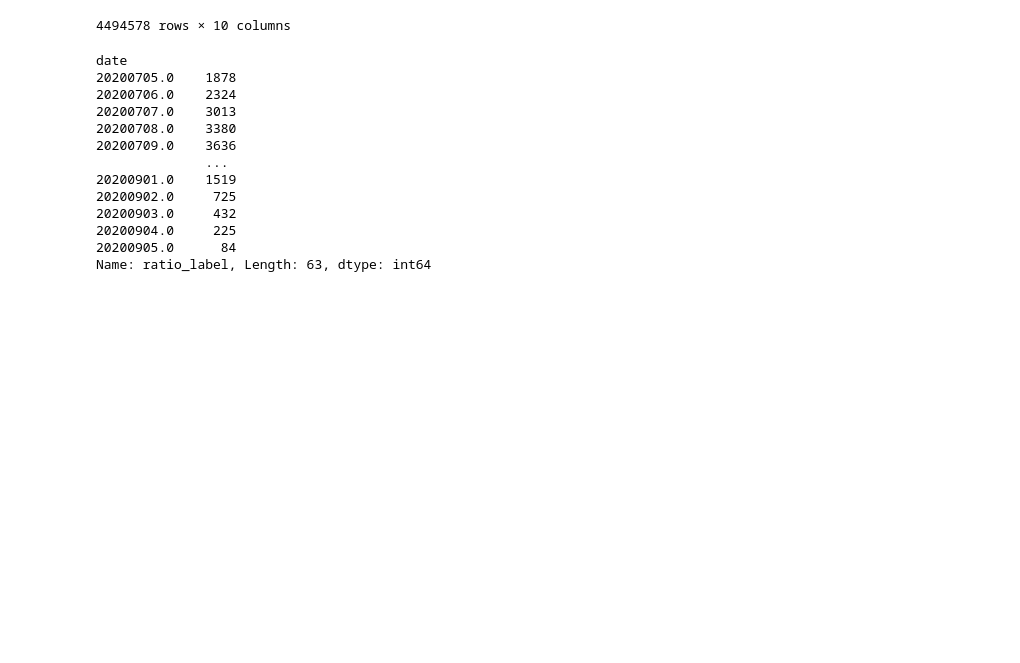
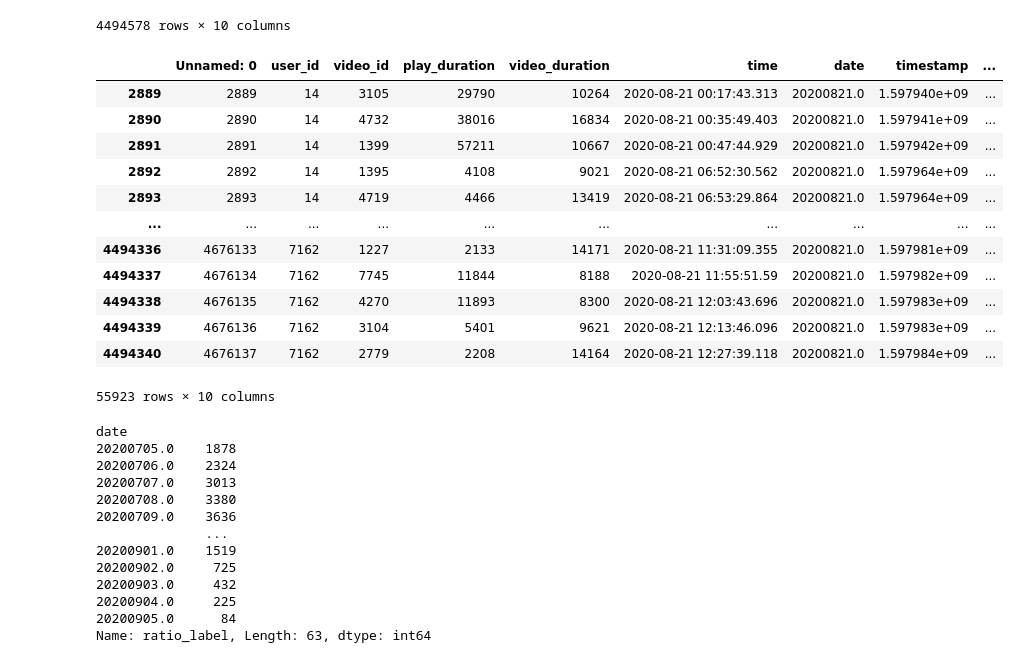
Before and after one commit to Wcb0219/DRO, a Jupyter notebook: Statistics_KuaiRec.ipynb, the cells around one changed output. Drawn from its saved outputs; the diff is of its cells as text; code cells hidden in the pictures; blank space fills up the shorter version.

```diff
--- a/Statistics_KuaiRec.ipynb
+++ b/Statistics_KuaiRec.ipynb
@@ -151,6 +155,22 @@ matrix_2month
 | 4494576 | 4676373 | 7162 | 6533 | 2190 | 8000 | 2020-09-04 22:56:32.021 | 20200904.0 | 1.599231e+09 | ... |
 | 4494577 | 4676374 | 7162 | 6523 | 11909 | 7255 | 2020-09-05 00:32:09.154 | 20200905.0 | 1.599237e+09 | ... |
 4494578 rows × 10 columns
+# %%
+matrix_2month[matrix_2month['time'].str.startswith("2020-08-21")]#查看某个日期对应的数据
+# %% [output]
+|  | Unnamed: 0 | user_id | video_id | play_duration | video_duration | time | date | timestamp | ... |
+| 2889 | 2889 | 14 | 3105 | 29790 | 10264 | 2020-08-21 00:17:43.313 | 20200821.0 | 1.597940e+09 | ... |
+| 2890 | 2890 | 14 | 4732 | 38016 | 16834 | 2020-08-21 00:35:49.403 | 20200821.0 | 1.597941e+09 | ... |
+| 2891 | 2891 | 14 | 1399 | 57211 | 10667 | 2020-08-21 00:47:44.929 | 20200821.0 | 1.597942e+09 | ... |
+| 2892 | 2892 | 14 | 1395 | 4108 | 9021 | 2020-08-21 06:52:30.562 | 20200821.0 | 1.597964e+09 | ... |
+| 2893 | 2893 | 14 | 4719 | 4466 | 13419 | 2020-08-21 06:53:29.864 | 20200821.0 | 1.597964e+09 | ... |
+| ... | ... | ... | ... | ... | ... | ... | ... | ... | ... |
+| 4494336 | 4676133 | 7162 | 1227 | 2133 | 14171 | 2020-08-21 11:31:09.355 | 20200821.0 | 1.597981e+09 | ... |
+| 4494337 | 4676134 | 7162 | 7745 | 11844 | 8188 | 2020-08-21 11:55:51.59 | 20200821.0 | 1.597982e+09 | ... |
+| 4494338 | 4676135 | 7162 | 4270 | 11893 | 8300 | 2020-08-21 12:03:43.696 | 20200821.0 | 1.597983e+09 | ... |
+| 4494339 | 4676136 | 7162 | 3104 | 5401 | 9621 | 2020-08-21 12:13:46.096 | 20200821.0 | 1.597983e+09 | ... |
+| 4494340 | 4676137 | 7162 | 2779 | 2208 | 14164 | 2020-08-21 12:27:39.118 | 20200821.0 | 1.597984e+09 | ... |
+55923 rows × 10 columns
 # %%
 data = matrix_2month.groupby('date')['ratio_label'].sum()#总体，按照每日统计
 data
```
Also changed, not shown: parts of 22 cells of this notebook.
